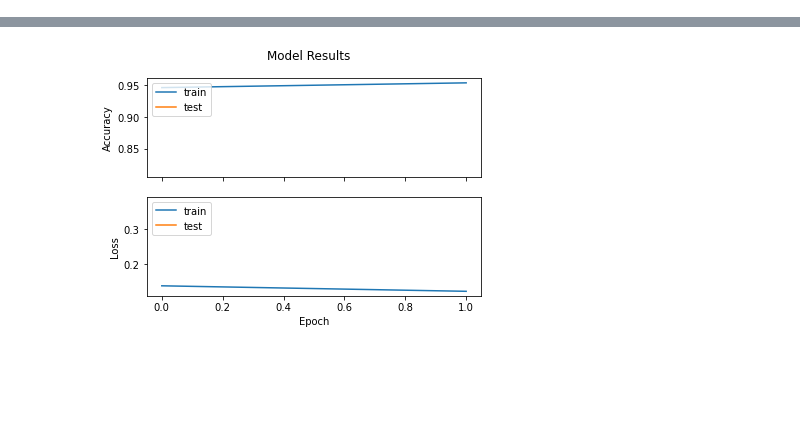
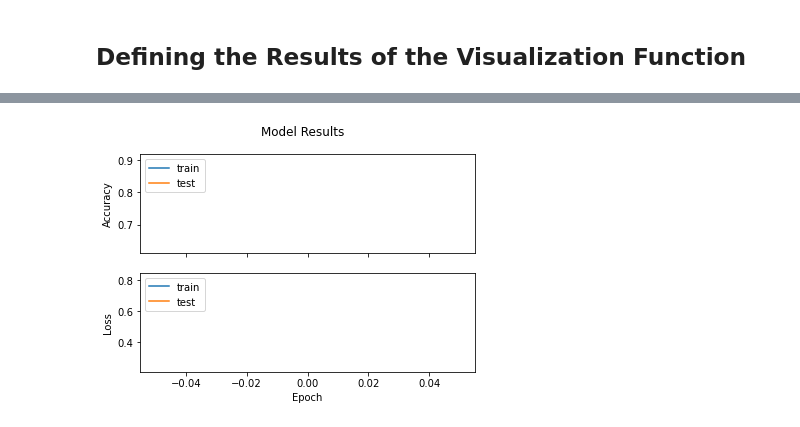
Before and after one commit to PattiCakes59/Chest-X-Ray-Examination, a Jupyter notebook: ChestXRay.ipynb, the cells around one changed output, grey strips where cells are left out. Cells and saved outputs as stored; diff of their text form; code cells hidden in the pictures; blank space fills up the shorter version.

```diff
--- a/ChestXRay.ipynb
+++ b/ChestXRay.ipynb
@@ -174,0 +59,8 @@ batch_size = 32
+# %%
+from tensorflow.keras.preprocessing.image import ImageDataGenerator
+image_gen = ImageDataGenerator(rescale = 1./255,
+                                shear_range = 0.2,
+                                zoom_range = 0.2,
+                                horizontal_flip = True)
+
+test_data_gen = ImageDataGenerator(rescale = 1./255)
@@ -174,0 +138,23 @@ batch_size = 32
+# %%
+cnn = Sequential()
+# Starting out with a lower filter of 32.
+# Max Pooling simply says to the Convolutional Neural Network that we will carry forward only that information,
+# if that is the largest information available amplitude.
+cnn.add(Conv2D(32, (3, 3), activation="relu", input_shape=(img_width, img_height, 1)))
+cnn.add(MaxPooling2D(pool_size = (2, 2)))
+cnn.add(Conv2D(32, (3, 3), activation="relu", input_shape=(img_width, img_height, 1)))
+cnn.add(MaxPooling2D(pool_size = (2, 2)))
+cnn.add(Conv2D(32, (3, 3), activation="relu", input_shape=(img_width, img_height, 1)))
+cnn.add(MaxPooling2D(pool_size = (2, 2)))
+# Increasing the filter to 64.
+cnn.add(Conv2D(64, (3, 3), activation="relu", input_shape=(img_width, img_height, 1)))
+cnn.add(MaxPooling2D(pool_size = (2, 2)))
+cnn.add(Conv2D(64, (3, 3), activation="relu", input_shape=(img_width, img_height, 1)))
+cnn.add(MaxPooling2D(pool_size = (2, 2)))
+# Flattening is converting the data into a 1-dimensional array for inputting it to the next layer.
+# We flatten the output of the convolutional layers to create a single long feature vector.
+cnn.add(Flatten())
+cnn.add(Dense(activation = 'relu', units = 128))
+cnn.add(Dense(activation = 'relu', units = 64))
+cnn.add(Dense(activation = 'sigmoid', units = 1))
+cnn.compile(optimizer = 'adam', loss = 'binary_crossentropy', metrics = ['accuracy'])
@@ -202,6 +246,6 @@ cnn_model.history
 # %%
-cnn_model = cnn.fit_generator(training_set,
-                         steps_per_epoch=163, validation_steps=624,
-                         epochs=2,
-                         validation_data = validation_generator)
+cnn_model = cnn.fit_generator(train,
+                         steps_per_epoch=100, validation_steps=500,
+                         epochs=1,
+                         validation_data = valid)
 # %% [output]
@@ -212,5 +253,7 @@ Epoch 2/2
+# %% [markdown]
+## Defining the Results of the Visualization Function
 # %%
-test_accu = cnn.evaluate_generator(test_set, 624, verbose=0)
+test_accu = cnn.evaluate_generator(test, 500)
 #test_accu = cnn.evaluate(test_set, len(validation_generator), verbose=0)
 print("Test loss:", test_accu[0])
 print("Test accuracy:", test_accu[1])
@@ -223 +266 @@ Test accuracy: 0.8990384340286255
-[figure, old version]
+[figure, new version]
```
Also changed, not shown: parts of 62 cells of this notebook.
